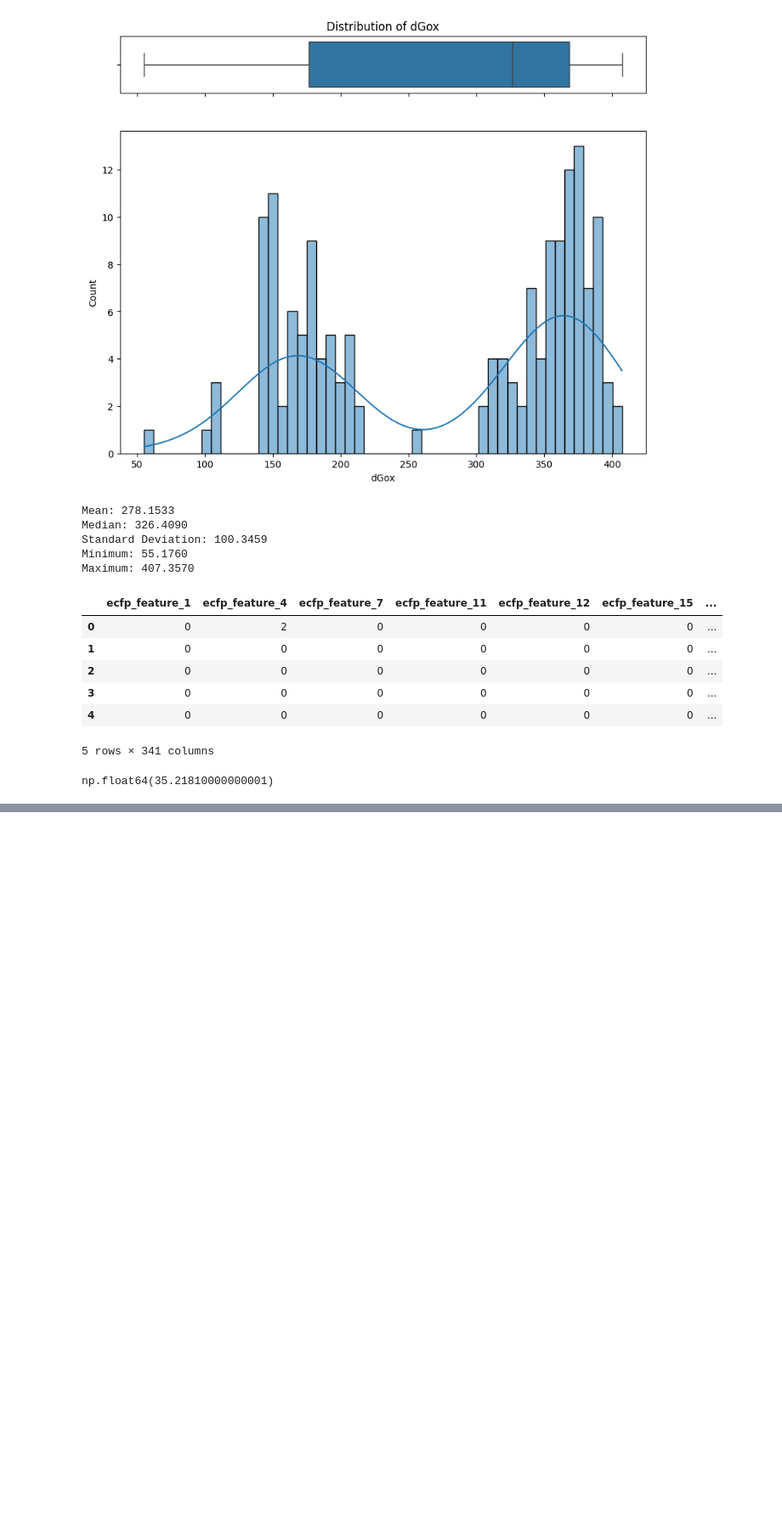
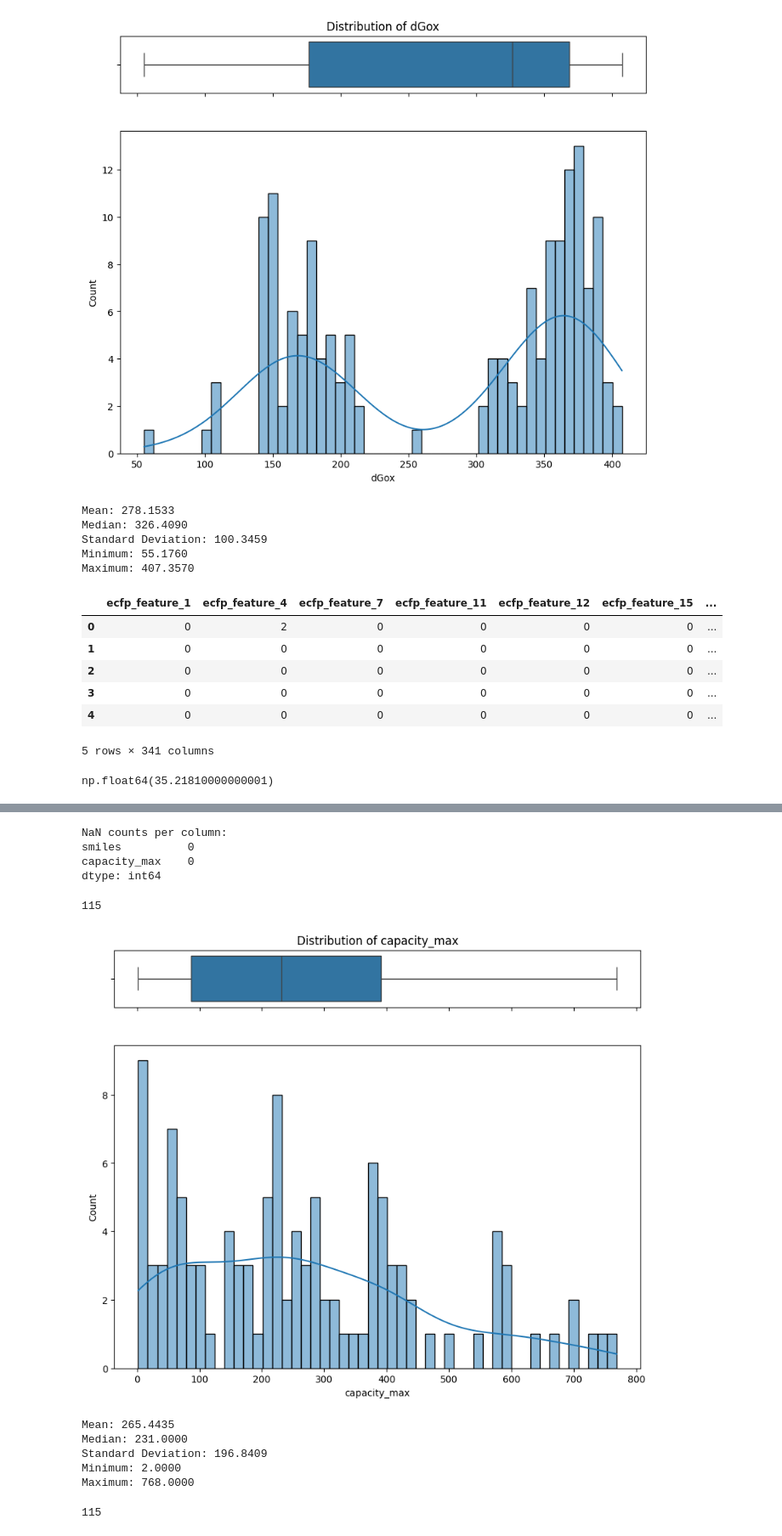
Before and after one commit to JNeubau/XAI-ChemBenchmark, a Jupyter notebook: notebooks/datasets_preprocessing.ipynb, the cells around one changed output, grey strips where cells are left out. Shown at 85% size. Drawn from its saved outputs; the diff is of its cells as text; code cells hidden in the pictures; blank space fills up the shorter version.

Commit message:
update cof data

```diff
--- a/notebooks/datasets_preprocessing.ipynb
+++ b/notebooks/datasets_preprocessing.ipynb
@@ -565,0 +568,3 @@ df_redox_ecfp.to_csv('../data/redox_data/redox_ecfp.csv', index=False)
+# %%
+df_cof = pd.read_csv('../data/raw/cof.csv')
+df_cof
@@ -565,0 +585,29 @@ df_redox_ecfp.to_csv('../data/redox_data/redox_ecfp.csv', index=False)
+# %%
+check_nans(df_cof)
+# %% [output]
+NaN counts per column:
+smiles          0
+capacity_max    0
+dtype: int64
+# %%
+df_cof = remove_nans(df_cof)
+df_cof = remove_duplicates(df_cof, 'smiles')
+df_cof = remove_incorrect_molecules(df_cof, 'smiles')
+len(df_cof)
+# %% [output]
+115
+# %%
+visualize_target(df_cof, 'capacity_max')
+print_stats(df_cof, 'capacity_max')
+# %% [output]
+[figure, added]
+Mean: 265.4435
+Median: 231.0000
+Standard Deviation: 196.8409
+Minimum: 2.0000
+Maximum: 768.0000
+# %%
+df_cof = remove_outliers(df_cof, 'capacity_max')
+len(df_cof)
+# %% [output]
+115
```
Also changed, not shown: parts of 7 cells of this notebook, 15 other files.
